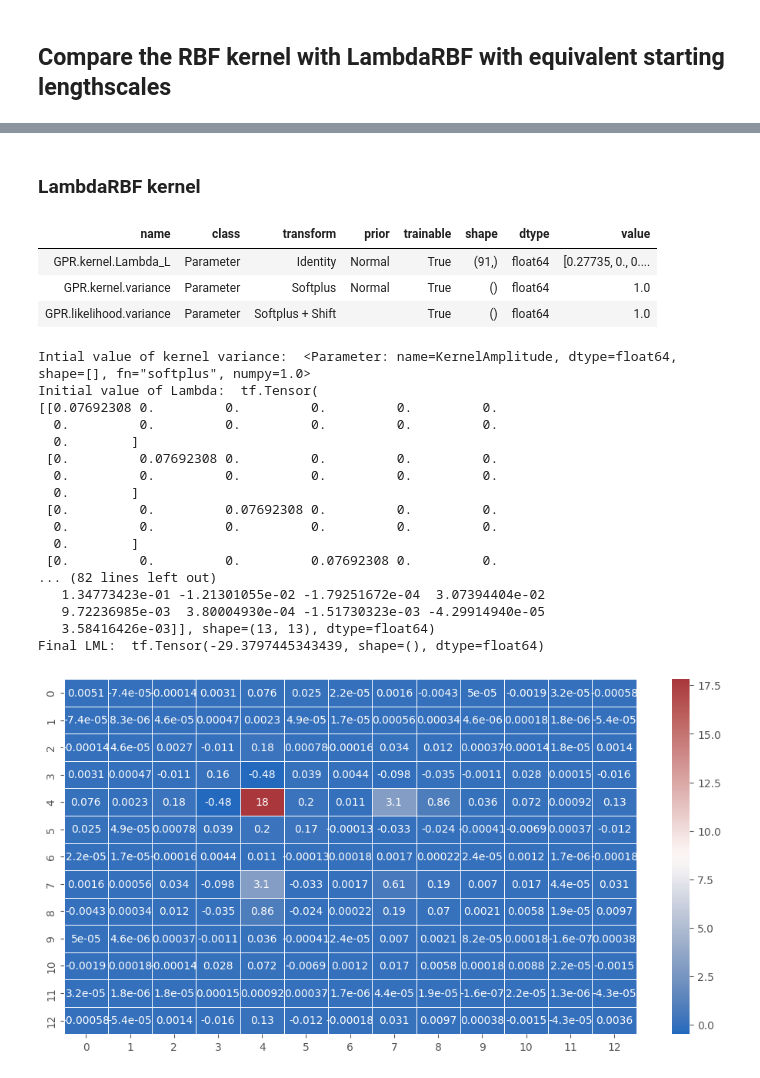
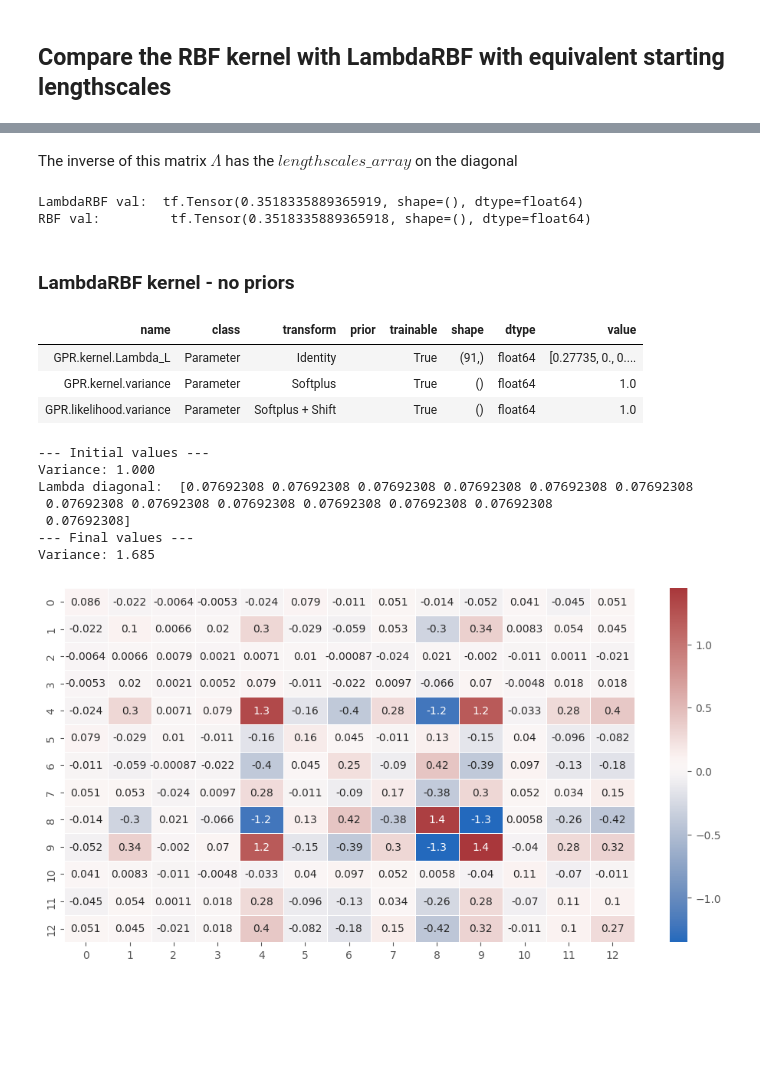
Before and after one commit to mattyred/BSGP_Automatic_Independence_Determination, a Jupyter notebook: LambdaRBFKernel/BostonAnalysis.ipynb, the cells around one changed output, grey strips where cells are left out. Drawn from its saved outputs; the diff is of its cells as text; code cells hidden in the pictures; blank space fills up the shorter version.

```diff
--- a/LambdaRBFKernel/BostonAnalysis.ipynb
+++ b/LambdaRBFKernel/BostonAnalysis.ipynb
@@ -80,54 +124,62 @@ LRBF.K(X_train)[5,3]
+# %% [markdown]
+The inverse of this matrix $\Lambda$ has the $lengthscales\_array$ on the diagonal
+# %%
+lambda_i = D**0.5
+# Define the lengthscales according to the RBF kernel standard
+lengthscales = tf.constant([lambda_i]*D, dtype=tf.float64)
+# Obtain the matrix L such that LLᵀ=Λ and Λ=inv(diag(lengthscales))
+Lambda_L = get_lower_triangular_from_diag(lengthscales)
+# Convert it into the triangular representation
+Lambda_L_array = tfp.math.fill_triangular_inverse(Lambda_L)
+
+LRBF = LambdaRBF(Lambda_L_array, 1.0)
+lrbf = LRBF.K(X_train)[5,3]
+
+# Standard RBF kernel
+RBF = gpflow.kernels.SquaredExponential(variance=1, lengthscales=(D**0.5)*np.ones(D))
+rbf = RBF.K(X_train)[5,3]
+print('LambdaRBF val: ', lrbf)
+print('RBF val: \t',rbf)
+# %% [output]
+LambdaRBF val:  tf.Tensor(0.3518335889365919, shape=(), dtype=float64)
+RBF val:         tf.Tensor(0.3518335889365918, shape=(), dtype=float64)
 # %% [markdown]
-### LambdaRBF kernel
+### LambdaRBF kernel - no priors
 # %%
 D = 13
 # Define the kernel and put a Normal prior
 lengthscales = tf.constant([D**0.5]*D, dtype=tf.float64)
 Lambda_L = get_lower_triangular_from_diag(lengthscales)
-Lambda_L = tfp.math.fill_triangular_inverse(Lambda_L)
-LRBF = LambdaRBF(Lambda_L, 1.0)
-LRBF.Lambda_L.prior = tfp.distributions.Normal(loc=gpflow.utilities.to_default_float(1.), scale=gpflow.utilities.to_default_float(1.))
-LRBF.variance.prior = tfp.distributions.Normal(loc=gpflow.utilities.to_default_float(0.05), scale=gpflow.utilities.to_default_float(1.))
+Lambda_L_array = tfp.math.fill_triangular_inverse(Lambda_L)
+LRBF = LambdaRBF(Lambda_L_array, 1.0)
+#LRBF.Lambda_L.prior = tfp.distributions.Normal(loc=gpflow.utilities.to_default_float(1.), scale=gpflow.utilities.to_default_float(1.))
+#LRBF.variance.prior = tfp.distributions.Normal(loc=gpflow.utilities.to_default_float(0.05), scale=gpflow.utilities.to_default_float(1.))
 
 # GPR model (no approx)
 model_LRBF = gpflow.models.GPR(
     (X_train, Y_train),
     kernel=LRBF,
 )
 gpflow.utilities.print_summary(model_LRBF, fmt="notebook")
-print('Intial value of kernel variance: ', LRBF.variance)
-Lambda_L_matrix = tfp.math.fill_triangular(LRBF.Lambda_L)
-print('Initial value of Lambda: ', tf.linalg.matmul(Lambda_L_matrix, tf.transpose(Lambda_L_matrix)))
-print('Initial LML: ',model_LRBF.log_marginal_likelihood())
+print('--- Initial values ---')
+print('Variance: %.3f'%(LRBF.variance.numpy()))
+print('Lambda diagonal: ', tf.linalg.diag_part(LRBF.get_Lambda()).numpy())
 opt = gpflow.optimizers.Scipy()
 opt.minimize(model_LRBF.training_loss, model_LRBF.trainable_variables)
-print('-------------------------------')
-print('Optimal value of kernel variance: ', LRBF.variance)
-Lambda_L_matrix = tfp.math.fill_triangular(LRBF.Lambda_L)
-print('Initial value of Lambda: ', tf.linalg.matmul(Lambda_L_matrix, tf.transpose(Lambda_L_matrix)))
-print('Final LML: ',model_LRBF.log_marginal_likelihood())
-plot_matrix(tf.linalg.matmul(Lambda_L_matrix, tf.transpose(Lambda_L_matrix)))
+print('--- Final values ---')
+print('Variance: %.3f'%(LRBF.variance.numpy()))
+plot_matrix(LRBF.get_Lambda())
 # %% [output]
 | name | class | transform | prior | trainable | shape | dtype | value |
-| GPR.kernel.Lambda_L | Parameter | Identity | Normal | True | (91,) | float64 | [0.27735, 0., 0.... |
-| GPR.kernel.variance | Parameter | Softplus | Normal | True | () | float64 | 1.0 |
+| GPR.kernel.Lambda_L | Parameter | Identity |  | True | (91,) | float64 | [0.27735, 0., 0.... |
+| GPR.kernel.variance | Parameter | Softplus |  | True | () | float64 | 1.0 |
 | GPR.likelihood.variance | Parameter | Softplus + Shift |  | True | () | float64 | 1.0 |
-Intial value of kernel variance:  <Parameter: name=KernelAmplitude, dtype=float64, shape=[], fn="softplus", numpy=1.0>
-Initial value of Lambda:  tf.Tensor(
-[[0.07692308 0.         0.         0.         0.         0.
-  0.         0.         0.         0.         0.         0.
-  0.        ]
- [0.         0.07692308 0.         0.         0.         0.
-  0.         0.         0.         0.         0.         0.
-  0.        ]
- [0.         0.         0.07692308 0.         0.         0.
-  0.         0.         0.         0.         0.         0.
-  0.        ]
- [0.         0.         0.         0.07692308 0.         0.
-... (82 lines left out)
-   1.34773423e-01 -1.21301055e-02 -1.79251672e-04  3.07394404e-02
-   9.72236985e-03  3.80004930e-04 -1.51730323e-03 -4.29914940e-05
-   3.58416426e-03]], shape=(13, 13), dtype=float64)
-Final LML:  tf.Tensor(-29.3797445343439, shape=(), dtype=float64)
+--- Initial values ---
+Variance: 1.000
+Lambda diagonal:  [0.07692308 0.07692308 0.07692308 0.07692308 0.07692308 0.07692308
+ 0.07692308 0.07692308 0.07692308 0.07692308 0.07692308 0.07692308
+ 0.07692308]
+--- Final values ---
+Variance: 1.685
-[figure, old version]
+[figure, new version]
 # %%
```
Also changed, not shown: parts of 25 cells of this notebook, 2 other files.
